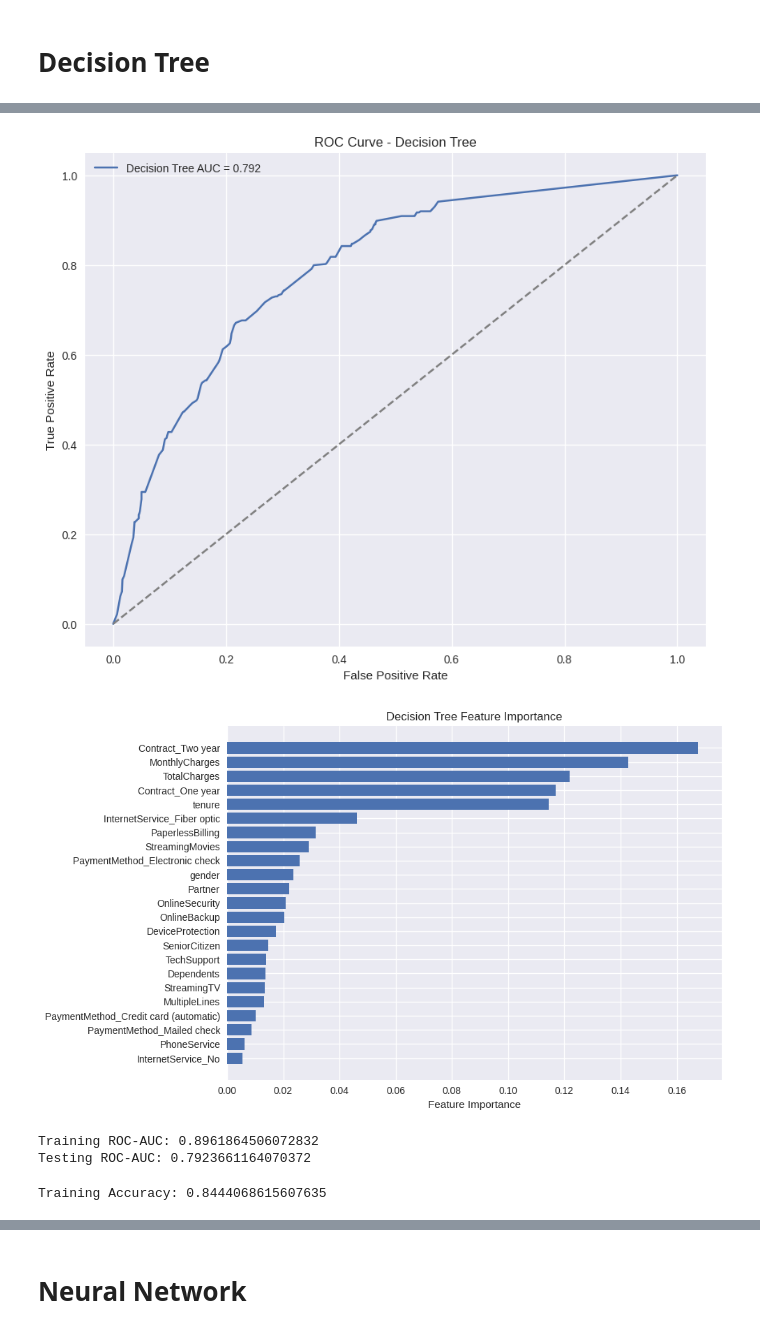
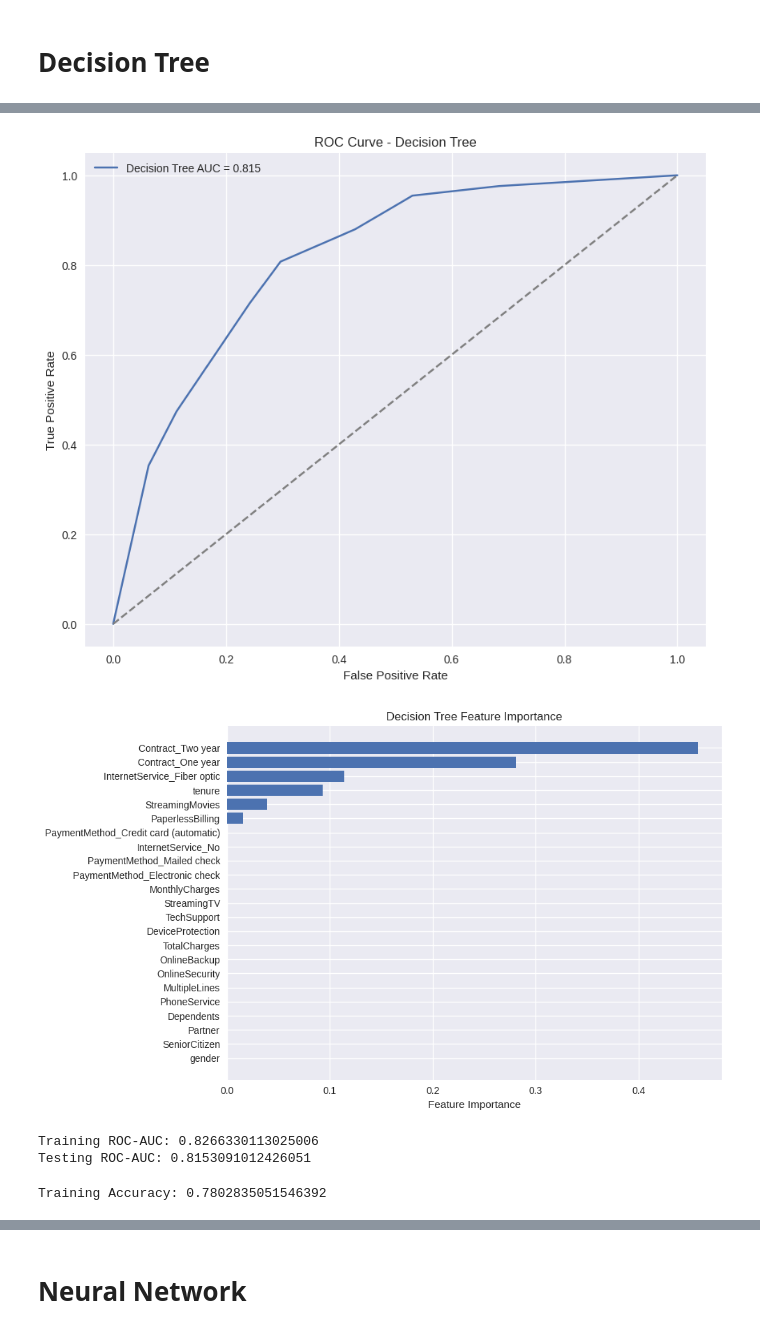
Before and after one commit to vicha1234/TelcoChurnPrediction, a Jupyter notebook: 2425610.ipynb, the cells around one changed output, grey strips where cells are left out. Saved outputs shown, nothing was run; the diff lists cells and outputs as text; code cells hidden in the pictures.

```diff
--- a/2425610.ipynb
+++ b/2425610.ipynb
@@ -425,6 +418,8 @@ MonthlyCharges      0
 TotalCharges        0
 Churn               0
 dtype: int64
+# %%
+df['Churn'] = df['Churn'].replace({'Yes': 1, 'No': 0})
 # %%
 df['TotalCharges'] = pd.to_numeric(df['TotalCharges'], errors='coerce')
 
@@ -528,5 +523,10 @@ X=df.drop('Churn',axis=1)
 y=df['Churn']
 
 #Train-test split
-X_train,X_test,y_train,y_test=train_test_split(X,y,test_size=0.2,random_state=42,stratify=y)
+X_train_val, X_test, y_train_val, y_test = train_test_split(
+    X, y, test_size=0.20, random_state=42, stratify=y
+)
+X_train, X_val, y_train, y_val = train_test_split(
+    X_train_val, y_train_val, test_size=0.25, random_state=42, stratify=y_train_val
+)
 # %%
@@ -588,6 +581,8 @@ plt.show()
 # **Decision Tree**
 # %%
 #Train decision tree
-dt_model=DecisionTreeClassifier(class_weight="balanced",random_state=42)
-dt_model.fit(X_train_resampled,y_train_resampled)
+#dt_model=DecisionTreeClassifier(class_weight="balanced",random_state=42)
+#dt_model.fit(X_train_resampled,y_train_resampled)
+dt = DecisionTreeClassifier(random_state=42)
+dt.fit(X_train_resampled,y_train_resampled)
 # %% [output]
@@ -657,15 +652,16 @@ plt.show()
 # %%
 #Hyperparameter tuning
 param_grid = {
-    'max_depth': [3, 5, 7, 10, None],
-    'min_samples_split': [2, 5, 10, 20],
-    'min_samples_leaf': [1, 2, 5, 10],
-    'criterion': ['gini', 'entropy']
+    'max_depth': [5, 10, 15, 20, None],
+    'min_samples_split': [2, 5, 10],
+    'min_samples_leaf': [1, 2, 5,10],
+    'criterion': ['gini', 'entropy'],
+    'ccp_alpha': [0.015, 0.005]
 }
 
 dt=DecisionTreeClassifier(random_state=42)
 
-grid_search=GridSearchCV(estimator=dt,param_grid=param_grid,cv=5,scoring='accuracy',n_jobs=-1)
+grid_search = GridSearchCV(estimator=dt, param_grid=param_grid, cv=5, n_jobs=-1, scoring='roc_auc', verbose=1)
 
 grid_search.fit(X_train_resampled,y_train_resampled)
 # %% [output]
@@ -756,27 +754,27 @@ def plot_roc_curve(model, X_test, y_test, model_name="Model"):
 # ROC-AUC
 auc_dt = plot_roc_curve(best_dt, X_test, y_test, "Decision Tree")
 # %% [output]
-[figure, old version]
+[figure, new version]
 # %%
 import matplotlib.pyplot as plt
 import numpy as np
 
 # Get feature importances from the trained Decision Tree
-importances = dt_model.feature_importances_
+importances = best_dt.feature_importances_
 feature_names = X_train.columns
 
 # Sort values for a cleaner graph
 indices = np.argsort(importances)
 
 plt.figure(figsize=(10, 6))
 plt.barh(range(len(indices)), importances[indices])
 plt.yticks(range(len(indices)), feature_names[indices])
 plt.xlabel("Feature Importance")
 plt.title("Decision Tree Feature Importance")
 plt.tight_layout()
 plt.show()
 # %% [output]
-[figure, old version]
+[figure, new version]
 # %%
 from sklearn.metrics import roc_auc_score
 
@@ -791,14 +789,14 @@ test_auc = roc_auc_score(y_test, test_proba)
 print("Training ROC-AUC:", train_auc)
 print("Testing ROC-AUC:", test_auc)
 # %% [output]
-Training ROC-AUC: 0.8961864506072832
-Testing ROC-AUC: 0.7923661164070372
+Training ROC-AUC: 0.8266330113025006
+Testing ROC-AUC: 0.8153091012426051
 # %%
 train_pred = best_dt.predict(X_train_resampled)
 train_acc = accuracy_score(y_train_resampled, train_pred)
 print("Training Accuracy:", train_acc)
 # %% [output]
-Training Accuracy: 0.8444068615607635
+Training Accuracy: 0.7802835051546392
 # %%
 test_pred = best_dt.predict(X_test)
 test_acc = accuracy_score(y_test, test_pred)
```
Also changed, not shown: parts of 42 cells of this notebook.
